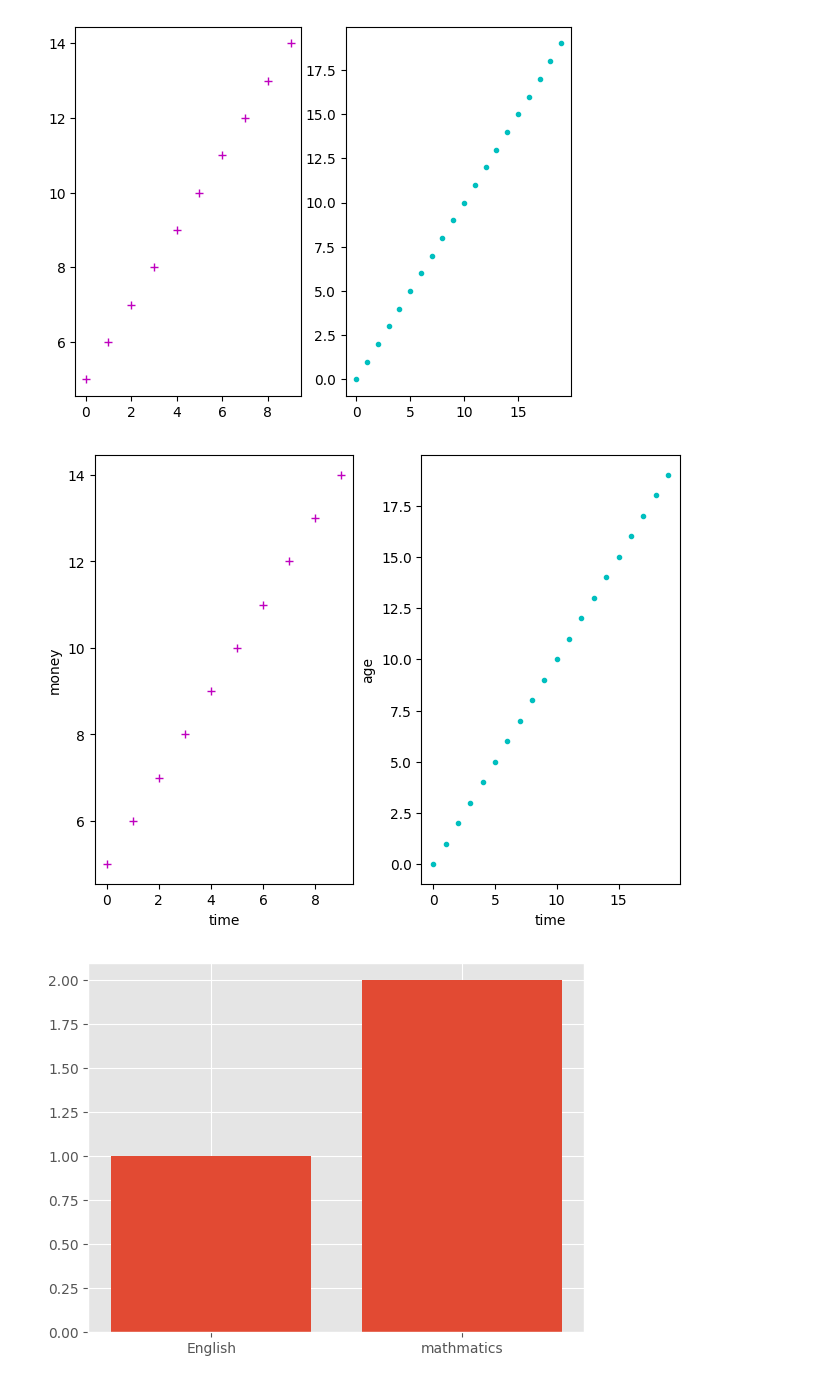
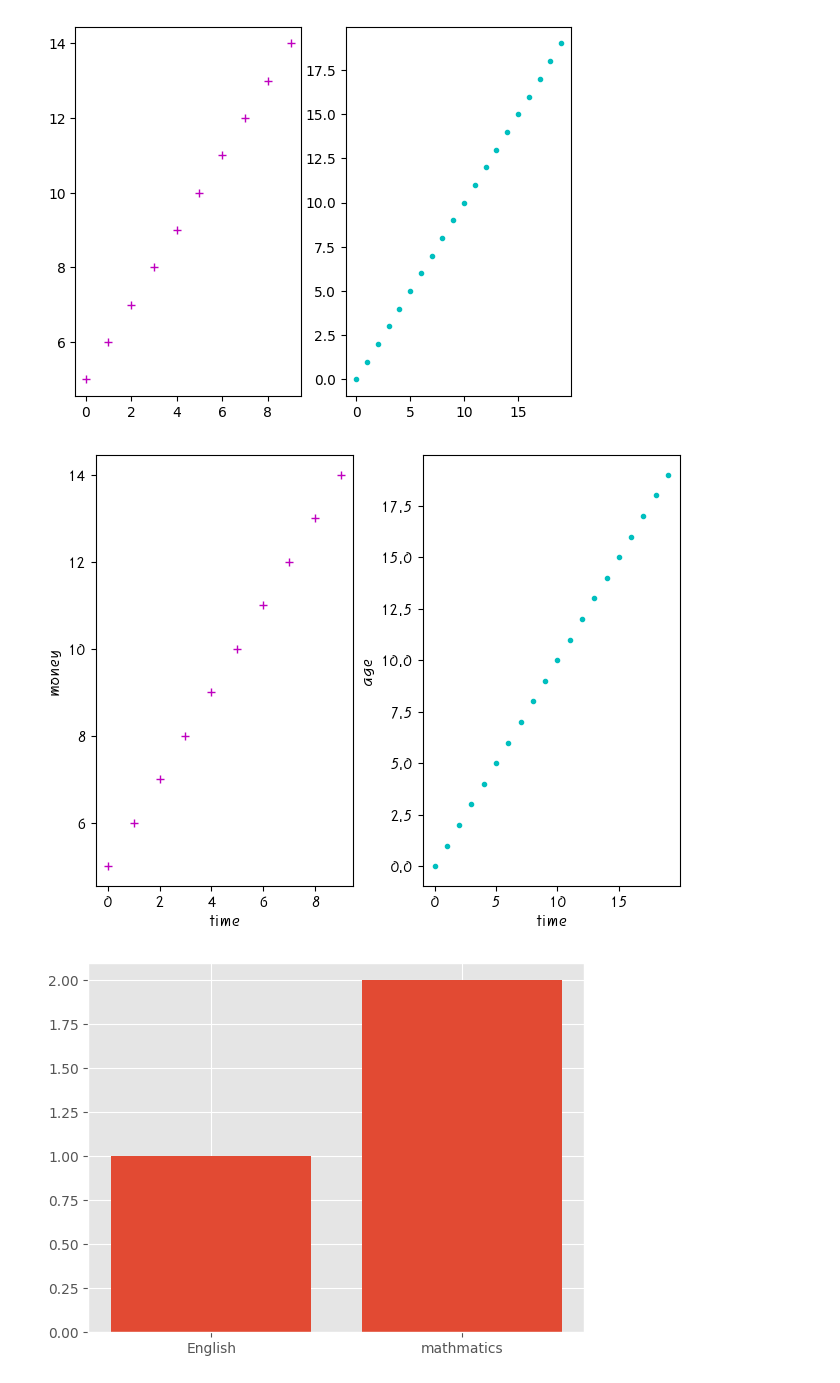
Before and after one commit to kingssik/Lecture_py_202208, a Jupyter notebook: visualization_practice.ipynb, the cells around one changed output. Cells and saved outputs as stored; diff of their text form; code cells hidden in the pictures.

```diff
--- a/visualization_practice.ipynb
+++ b/visualization_practice.ipynb
@@ -84,27 +84,33 @@ plt.show()
 [figure]
 # %%
 import matplotlib
+import matplotlib.font_manager as fm
 # 간격을 가능한 최적의 수치로 자동 조정 => constrained_layout=True
 fig = plt.figure(constrained_layout=True)
+# 폰트지정
+font_location = "C:\Windows\Fonts\H2PORM.TTF"
+fontname = fm.FontProperties(fname = font_location).get_name()
+matplotlib.rc('font',family = fontname)
+
 a1 = fig.add_subplot(1,2,1)
 a2 = fig.add_subplot(1,2,2)
 
 x = range(0,10)
 y = range(5, 15)
 a1.plot(x,y, 'm+')
 x = range(20)
 y = range(20)
 a2.plot(x,y, 'c.')
 
 # 범례(x축, y축 이름 지정)
 a1.set_xlabel('time')
 a1.set_ylabel('money')
 a2.set_xlabel('time')
 a2.set_ylabel('age')
 
 plt.show()
 # %% [output]
-[figure, old version]
+[figure, new version]
 # %%
 from cProfile import label
 
```
Also changed, not shown: parts of 9 cells of this notebook.
